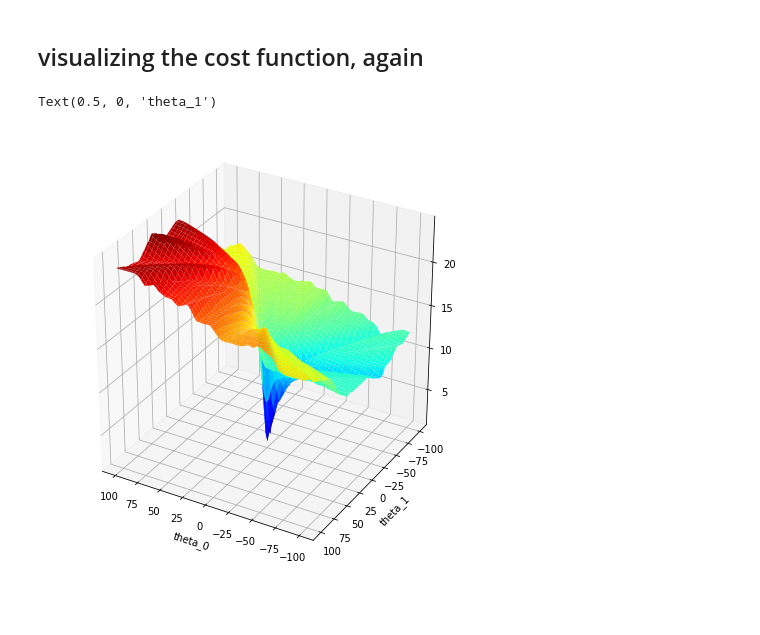
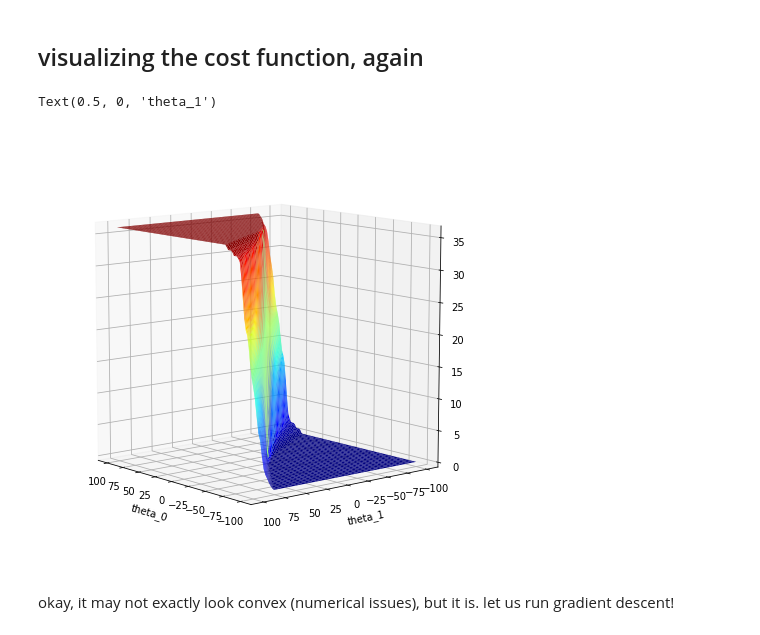
Before and after one commit to praneethmurthy/EE425-demos, a Jupyter notebook: optimization_intro.ipynb, the cells around one changed output. Saved outputs shown, nothing was run; the diff lists cells and outputs as text; code cells hidden in the pictures; blank space fills up the shorter version.

```diff
--- a/optimization_intro.ipynb
+++ b/optimization_intro.ipynb
@@ -172,9 +172,9 @@ def generate_data_classification(m = 50, n=2, phi=0.5):
     """
 
     #generate the mean vectors and the covariance matrix
-    mu_0 = 1 * np.ones((n,1))
-    mu_1 = -1 * np.ones((n,1))
-    sigma = 3 * np.eye(n)
+    mu_0 = 10 * np.ones((n,1))
+    mu_1 = -10 * np.ones((n,1))
+    sigma = 1 * np.eye(n)
 
     #first generate class labels
     bern_idx = np.random.rand(m, 1)
@@ -267,12 +268,14 @@ Z = contour_funct_lr(theta0, theta1, X, y)
 # %%
 from mpl_toolkits.mplot3d import Axes3D
 
 fig = plt.figure(figsize=(6,6))
 ax = Axes3D(fig)
 ax.plot_surface(theta0, theta1, Z, cmap='jet')
-ax.view_init(azim=120, elev=30)
+ax.view_init(azim=140, elev=10)
 plt.xlabel('theta_0')
 plt.ylabel('theta_1')
 # %% [output]
 Text(0.5, 0, 'theta_1')
-[figure, old version]
+[figure, new version]
+# %% [markdown]
+okay, it may not exactly look convex (numerical issues), but it is. let us run gradient descent!
```
Also changed, not shown: parts of 9 cells of this notebook.
